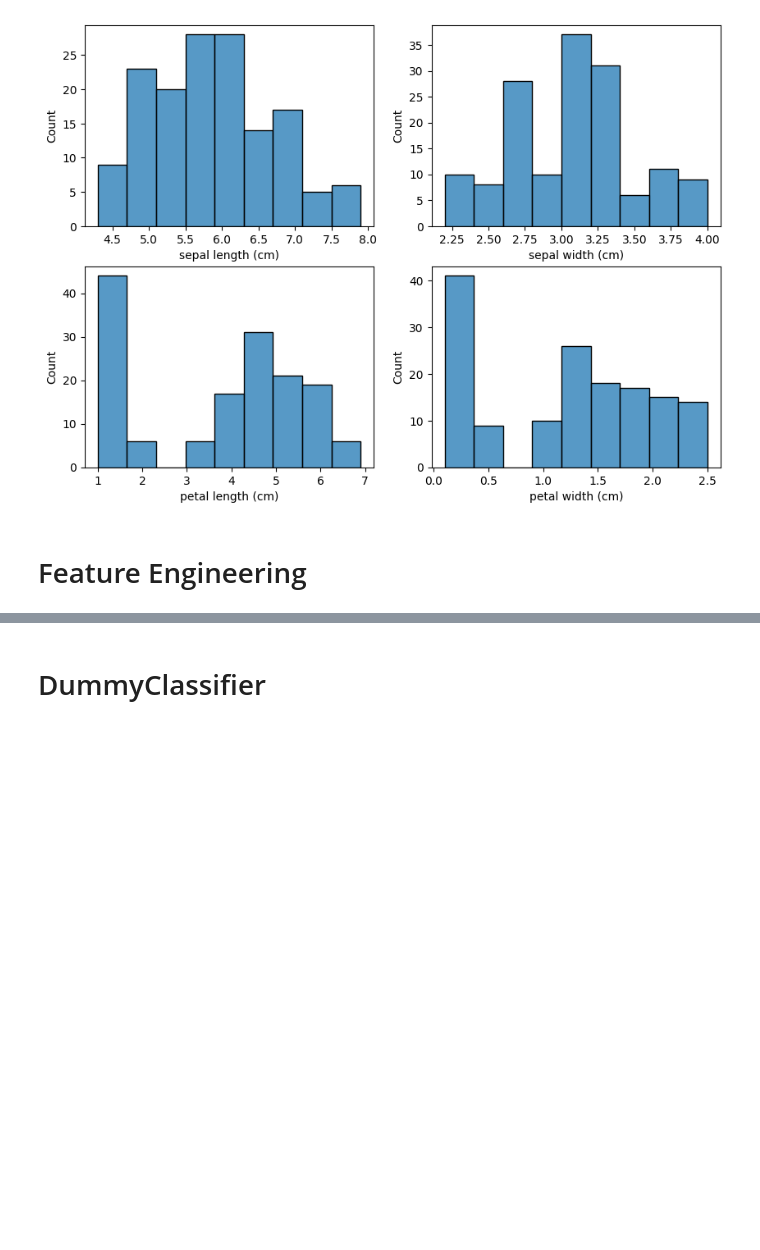
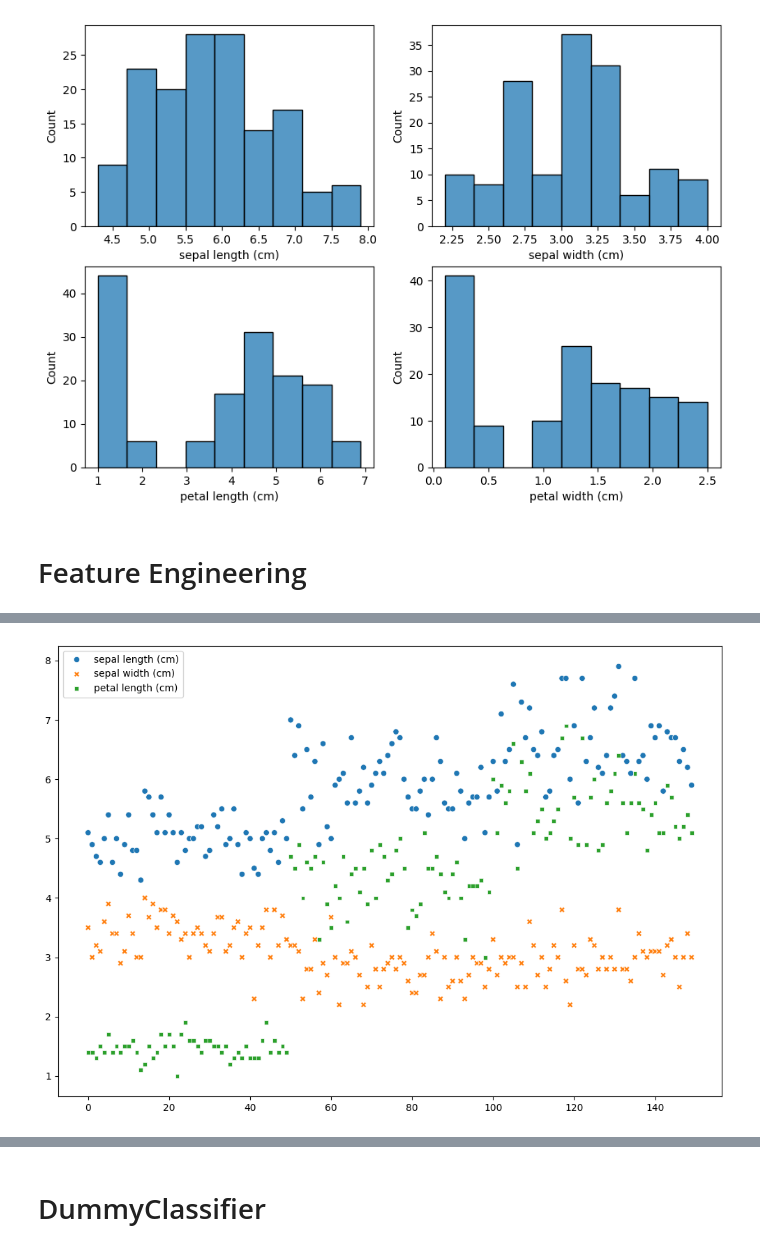
Before and after one commit to Bruno-Dezorzi/Iniciacao_Cientifica_ML_Classificao, a Jupyter notebook: notebook.ipynb, the cells around one changed output, grey strips where cells are left out. Drawn from its saved outputs; the diff is of its cells as text; code cells hidden in the pictures; blank space fills up the shorter version.

```diff
--- a/notebook.ipynb
+++ b/notebook.ipynb
@@ -176,0 +203,8 @@ df["sepal_area"] = df["sepal length (cm)"] * df["sepal width (cm)"]
+# %%
+plt.figure(figsize= (10,7))
+sns.scatterplot(data=df.iloc[:,0:3])
+
+plt.tight_layout()
+plt.show()
+# %% [output]
+[figure, added]
```
Also changed, not shown: parts of 17 cells of this notebook, 5 other files.
